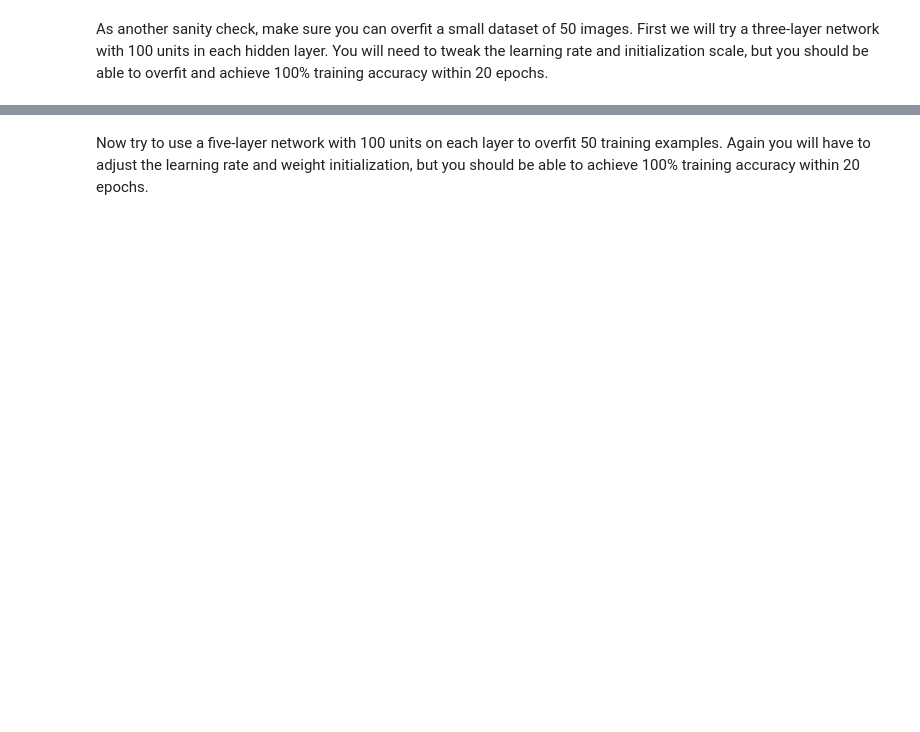
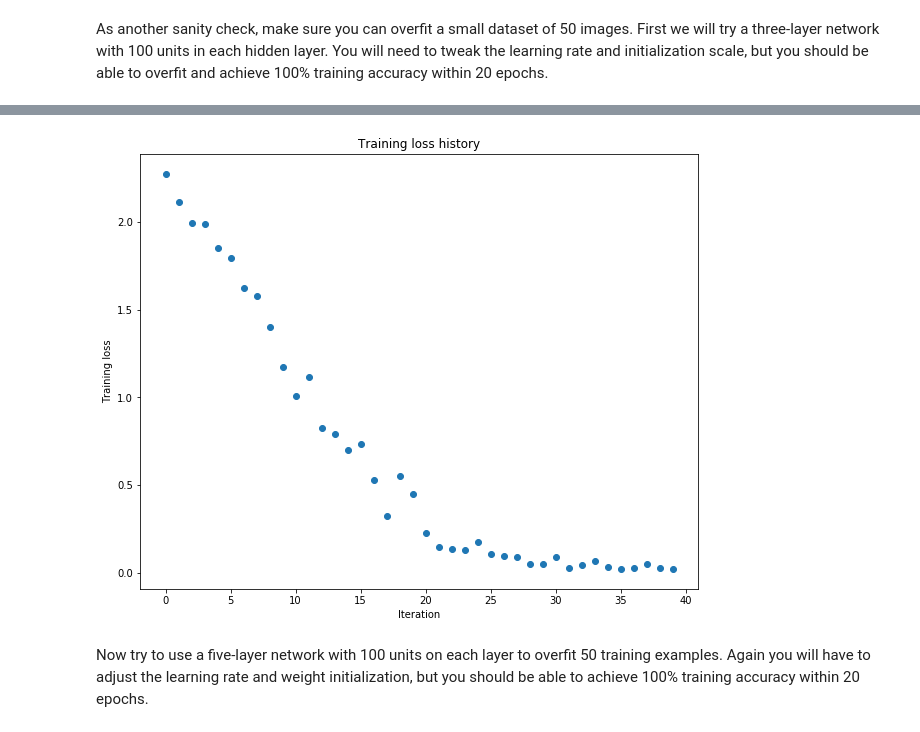
Before and after one commit to jleffell/CS231n, a Jupyter notebook: assignment2/FullyConnectedNets.ipynb, the cells around one changed output, grey strips where cells are left out. Cells and saved outputs as stored; diff of their text form; code cells hidden in the pictures; blank space fills up the shorter version.

```diff
--- a/assignment2/FullyConnectedNets.ipynb
+++ b/assignment2/FullyConnectedNets.ipynb
@@ -450,7 +462,7 @@ small_data = {
 }
 
 weight_scale = 1e-2
-learning_rate = 1e-4
+learning_rate = 1e-2
 model = FullyConnectedNet([100, 100],
               weight_scale=weight_scale, dtype=np.float64)
 solver = Solver(model, small_data,
@@ -467,3 +479,4 @@ plt.title('Training loss history')
 plt.xlabel('Iteration')
 plt.ylabel('Training loss')
 plt.show()
+# %% [output]
@@ -470,3 +500,4 @@ plt.show()
+[figure, added]
 # %% [markdown]
 Now try to use a five-layer network with 100 units on each layer to overfit 50 training examples. Again you will have to adjust the learning rate and weight initialization, but you should be able to achieve 100% training accuracy within 20 epochs.
 # %%
```
Also changed, not shown: parts of 4 cells of this notebook, 1 other file.
